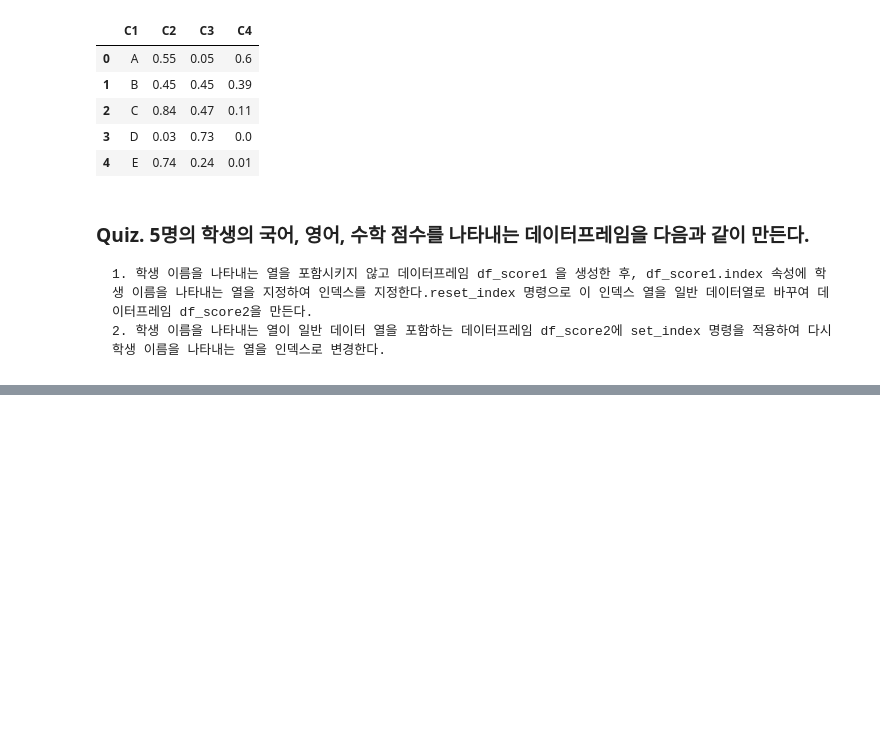
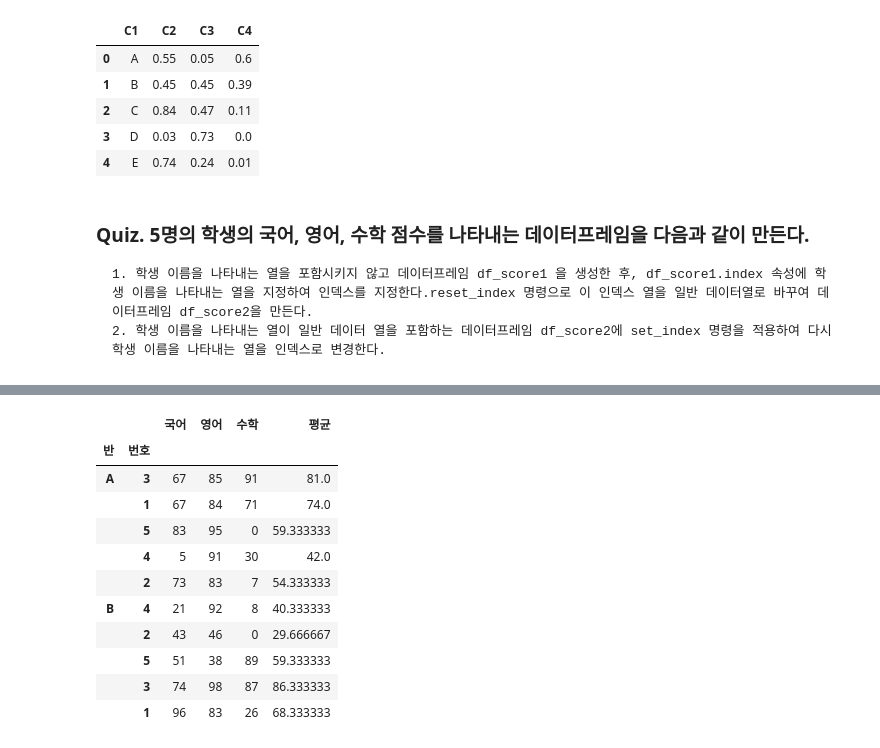
Before and after one commit to junmin98/WASSUP, a Jupyter notebook: Data_preprocessing/03_05_Pandas_DataFrame_Index.ipynb, the cells around one changed output, grey strips where cells are left out. Cells and saved outputs as stored; diff of their text form; code cells hidden in the pictures; blank space fills up the shorter version.

```diff
--- a/Data_preprocessing/03_05_Pandas_DataFrame_Index.ipynb
+++ b/Data_preprocessing/03_05_Pandas_DataFrame_Index.ipynb
@@ -110,0 +611,4 @@ df_score2 = df_score2.set_index('이름')
+# %%
+# 2. df_score3을 변형하여 1차 행 인덱스로 "반"을 2차 행 인덱스로 "번호"을 가지는 데이터프레임 df_score4을 만든다.
+df_score4 = df_score3.set_index(["반", "번호"])
+df_score4
@@ -110,0 +628,17 @@ df_score2 = df_score2.set_index('이름')
+# %%
+# 3.
+df_score4['평균'] = df_score4.mean(axis=1)
+df_score4
+# %% [output]
+|  |  | 국어 | 영어 | 수학 | 평균 |
+| 반 | 번호 |  |  |  |  |
+| A | 3 | 67 | 85 | 91 | 81.0 |
+|  | 1 | 67 | 84 | 71 | 74.0 |
+|  | 5 | 83 | 95 | 0 | 59.333333 |
+|  | 4 | 5 | 91 | 30 | 42.0 |
+|  | 2 | 73 | 83 | 7 | 54.333333 |
+| B | 4 | 21 | 92 | 8 | 40.333333 |
+|  | 2 | 43 | 46 | 0 | 29.666667 |
+|  | 5 | 51 | 38 | 89 | 59.333333 |
+|  | 3 | 74 | 98 | 87 | 86.333333 |
+|  | 1 | 96 | 83 | 26 | 68.333333 |
```
Also changed, not shown: parts of 60 cells of this notebook, 2 other files.
